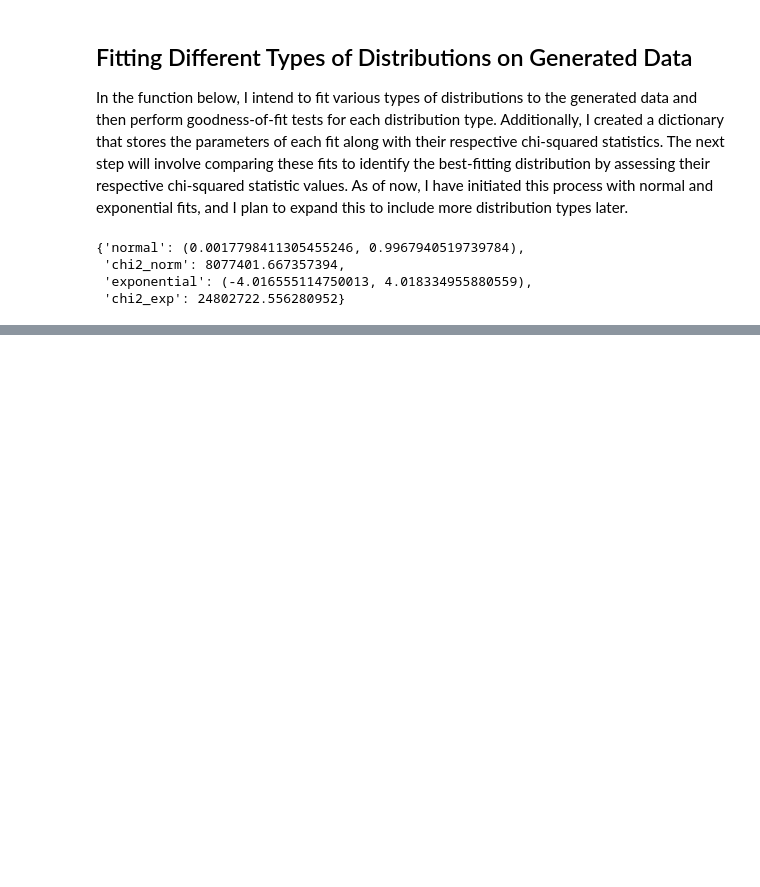
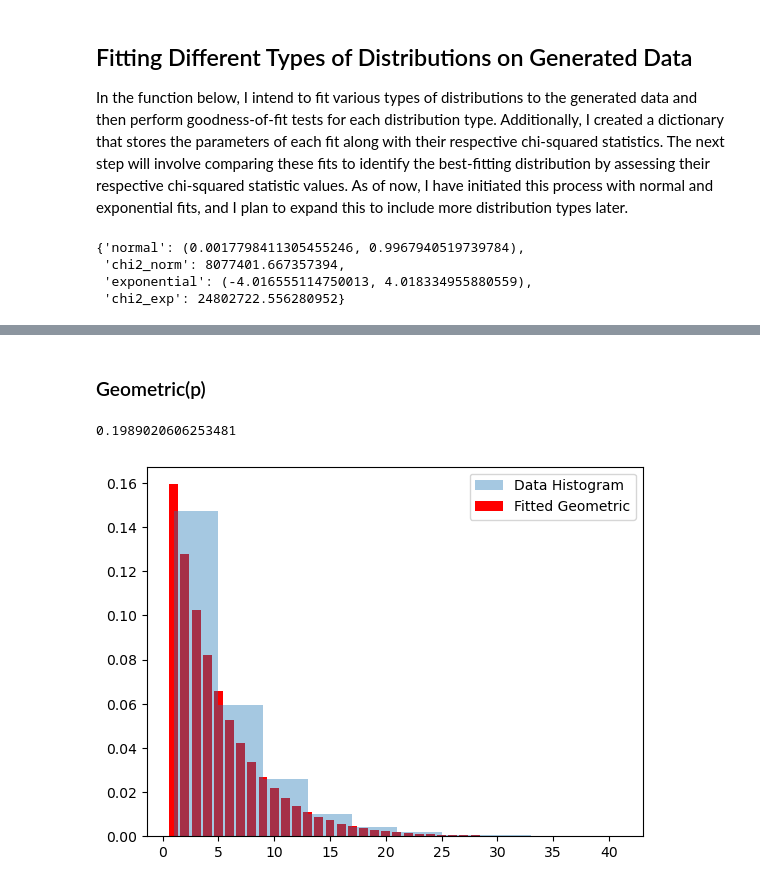
Before and after one commit to Mahshid-git/ISYE_6644_Distribution_Fitting, a Jupyter notebook: 01 Code/project_v2.ipynb, the cells around one changed output, grey strips where cells are left out. Cells and saved outputs as stored; diff of their text form; code cells hidden in the pictures; blank space fills up the shorter version.

Commit message:
Update project_v2.ipynb
Added geometric distribution; corrected typo in uniform_plot function

```diff
--- a/01 Code/project_v2.ipynb
+++ b/01 Code/project_v2.ipynb
@@ -237,0 +238,35 @@ uniform_plot(data=data_uni, params=uniform_fit(data_uni))
+# %% [markdown]
+### Geometric(p)
+# %%
+def geometric_fit(data):
+        '''
+        fits data to geom(p) distribution
+
+        Args:
+            data (pandas dataframe): data to be fitted to the specified distribution
+
+        Returns:
+            p: parameter of geometric distribution
+        '''
+        if isinstance(data, pd.DataFrame):
+                pass
+        else:
+                data = pd.Series(data)
+        p = 1/data.mean()
+        return p
+
+def geometric_plot(data, params):
+        x = np.arange(1, data.max())
+        y = (params)*(1-params)**x
+        plt.bar(x, y, color ='r', label="Fitted Geometric")
+        plt.hist(data, alpha=.4, density = True, label="Data Histogram")
+        plt.legend()
+        plt.show()
+        pass
+# %%
+data_geom=data_generation('geometric', [1/5], row_count)
+print(geometric_fit(data_geom))
+geometric_plot(data=data_geom, params=geometric_fit(data_geom))
+# %% [output]
+0.1989020606253481
+[figure, added]
```
Also changed, not shown: parts of 16 cells of this notebook.
